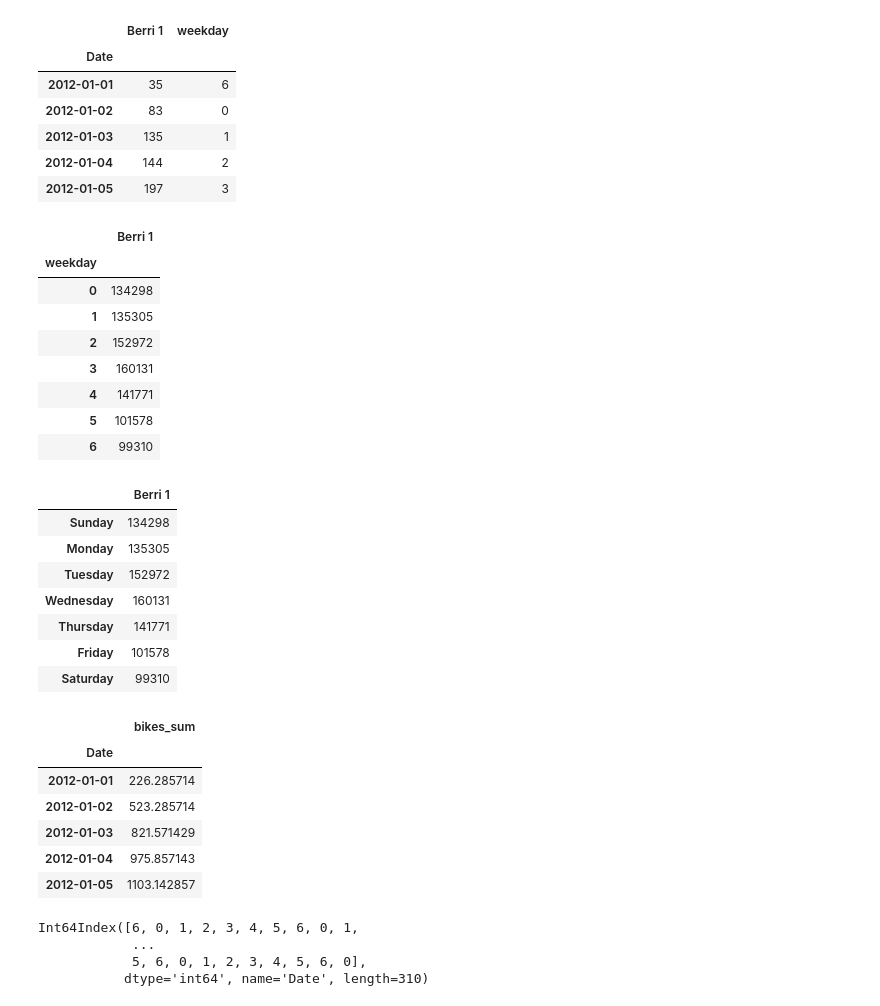
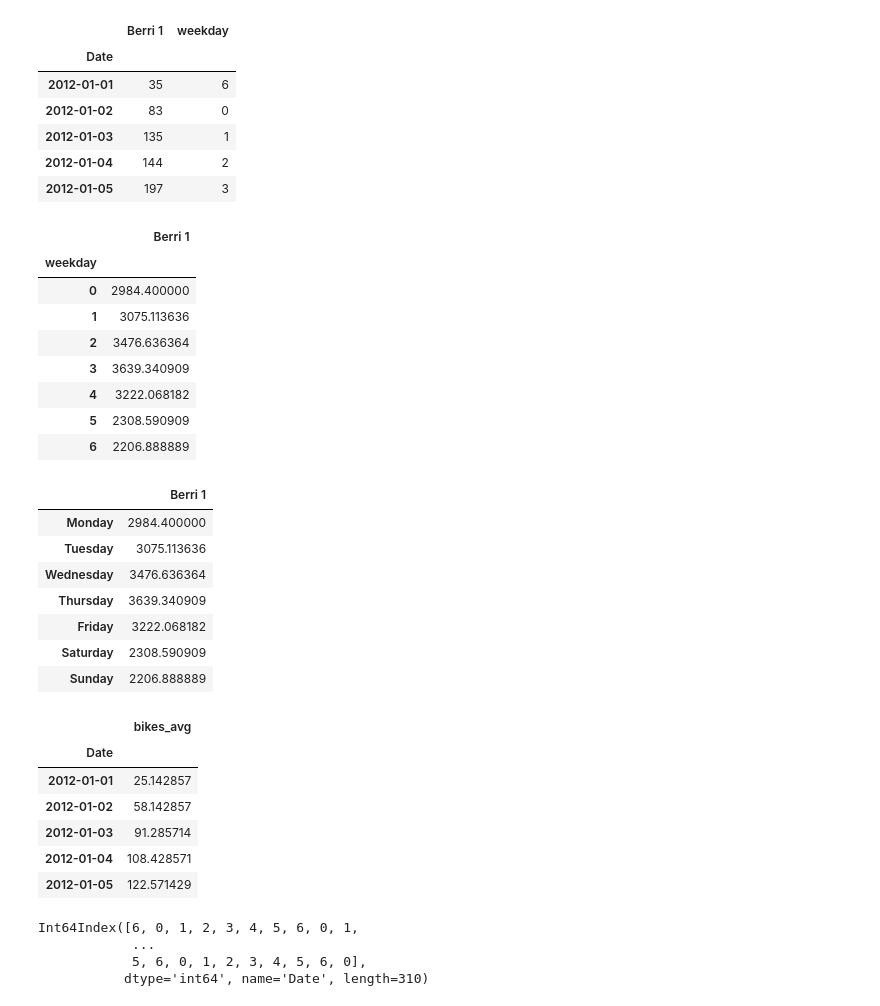
Before and after one commit to ZeweiChu/pandas-tutorial, a Jupyter notebook: 2018-Feb/pandas-2.ipynb, the cells around one changed output. Saved outputs shown, nothing was run; the diff lists cells and outputs as text; code cells hidden in the pictures.

```diff
--- a/2018-Feb/pandas-2.ipynb
+++ b/2018-Feb/pandas-2.ipynb
@@ -1130,40 +915,40 @@ berri_bikes.head()
 | 2012-01-04 | 144 | 2 |
 | 2012-01-05 | 197 | 3 |
 # %%
-weekday_counts = berri_bikes.groupby("weekday").sum()
+weekday_counts = berri_bikes.groupby("weekday").mean()
 weekday_counts
 # %% [output]
 |  | Berri 1 |
 | weekday |  |
-| 0 | 134298 |
-| 1 | 135305 |
-| 2 | 152972 |
-| 3 | 160131 |
-| 4 | 141771 |
-| 5 | 101578 |
-| 6 | 99310 |
+| 0 | 2984.400000 |
+| 1 | 3075.113636 |
+| 2 | 3476.636364 |
+| 3 | 3639.340909 |
+| 4 | 3222.068182 |
+| 5 | 2308.590909 |
+| 6 | 2206.888889 |
 # %%
-weekday_counts.index = ["Sunday", "Monday", "Tuesday", "Wednesday", "Thursday", "Friday", "Saturday"]
+weekday_counts.index = ["Monday", "Tuesday", "Wednesday", "Thursday", "Friday", "Saturday", "Sunday"]
 weekday_counts
 # %% [output]
 |  | Berri 1 |
-| Sunday | 134298 |
-| Monday | 135305 |
-| Tuesday | 152972 |
-| Wednesday | 160131 |
-| Thursday | 141771 |
-| Friday | 101578 |
-| Saturday | 99310 |
+| Monday | 2984.400000 |
+| Tuesday | 3075.113636 |
+| Wednesday | 3476.636364 |
+| Thursday | 3639.340909 |
+| Friday | 3222.068182 |
+| Saturday | 2308.590909 |
+| Sunday | 2206.888889 |
 # %%
-bikes_sum = bikes.sum(axis=1).to_frame()
-bikes_sum.columns = ["bikes_sum"]
-bikes_sum.head()
+bikes_avg = bikes.mean(axis=1).to_frame()
+bikes_avg.columns = ["bikes_avg"]
+bikes_avg.head()
 # %% [output]
-|  | bikes_sum |
+|  | bikes_avg |
 | Date |  |
-| 2012-01-01 | 226.285714 |
-| 2012-01-02 | 523.285714 |
-| 2012-01-03 | 821.571429 |
-| 2012-01-04 | 975.857143 |
-| 2012-01-05 | 1103.142857 |
+| 2012-01-01 | 25.142857 |
+| 2012-01-02 | 58.142857 |
+| 2012-01-03 | 91.285714 |
+| 2012-01-04 | 108.428571 |
+| 2012-01-05 | 122.571429 |
 # %%
```
Also changed, not shown: parts of 124 cells of this notebook, 4 other files.
